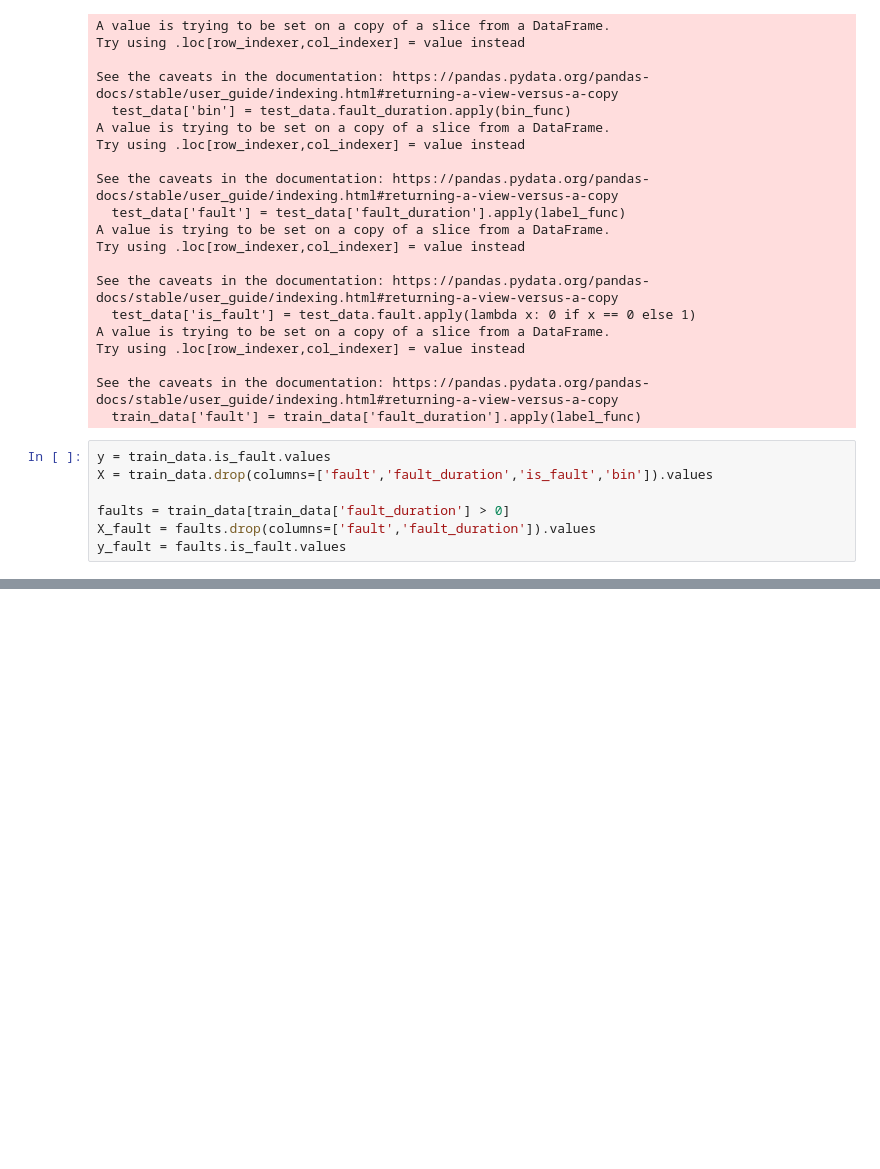
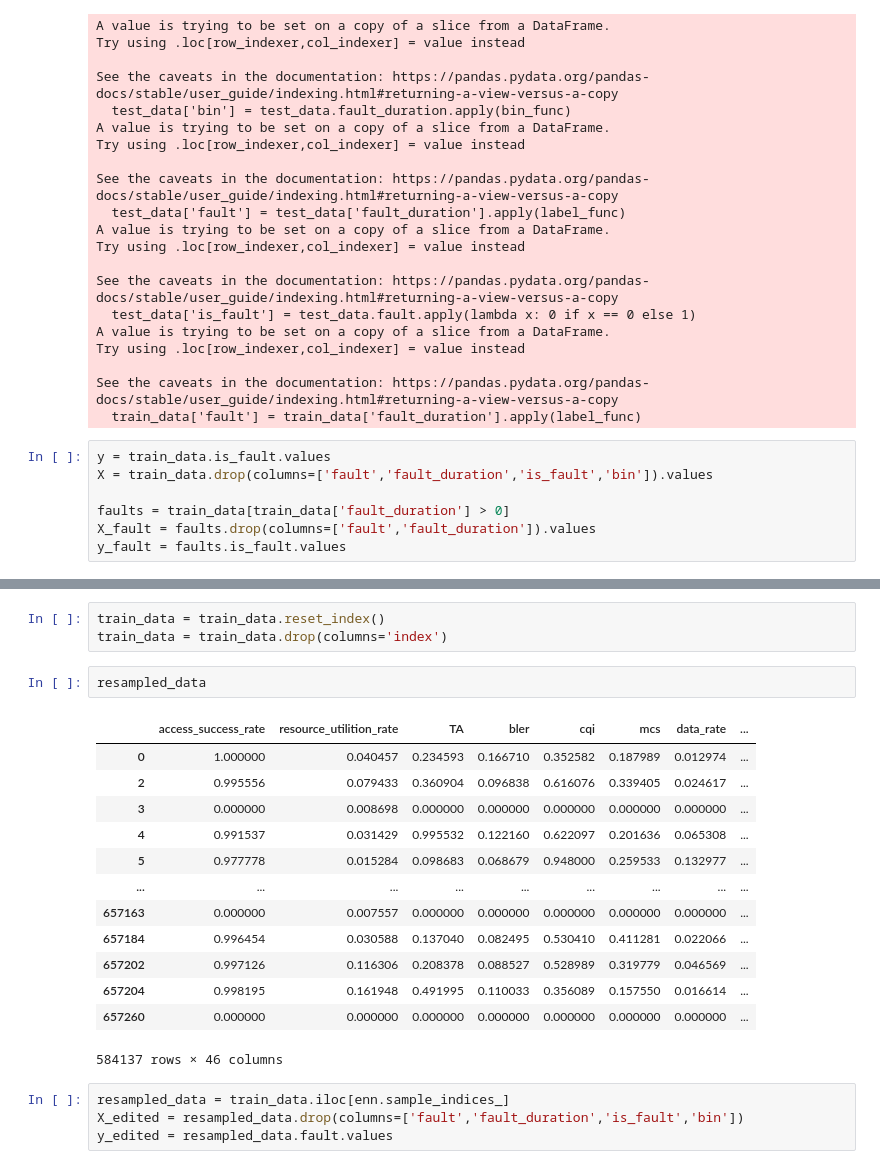
Before and after one commit to otavio-hbf/oversampling-strategies, a Jupyter notebook: oversampling/ENN.ipynb, the cells around one changed output, grey strips where cells are left out. Saved outputs shown, nothing was run; the diff lists cells and outputs as text; blank space fills up the shorter version.

```diff
--- a/oversampling/ENN.ipynb
+++ b/oversampling/ENN.ipynb
@@ -97,0 +119,23 @@ print('Resampled dataset shape %s' % Counter(y_res))
+# %%
+train_data = train_data.reset_index()
+train_data = train_data.drop(columns='index')
+# %%
+resampled_data
+# %% [output]
+|  | access_success_rate | resource_utilition_rate | TA | bler | cqi | mcs | data_rate | ... |
+| 0 | 1.000000 | 0.040457 | 0.234593 | 0.166710 | 0.352582 | 0.187989 | 0.012974 | ... |
+| 2 | 0.995556 | 0.079433 | 0.360904 | 0.096838 | 0.616076 | 0.339405 | 0.024617 | ... |
+| 3 | 0.000000 | 0.008698 | 0.000000 | 0.000000 | 0.000000 | 0.000000 | 0.000000 | ... |
+| 4 | 0.991537 | 0.031429 | 0.995532 | 0.122160 | 0.622097 | 0.201636 | 0.065308 | ... |
+| 5 | 0.977778 | 0.015284 | 0.098683 | 0.068679 | 0.948000 | 0.259533 | 0.132977 | ... |
+| ... | ... | ... | ... | ... | ... | ... | ... | ... |
+| 657163 | 0.000000 | 0.007557 | 0.000000 | 0.000000 | 0.000000 | 0.000000 | 0.000000 | ... |
+| 657184 | 0.996454 | 0.030588 | 0.137040 | 0.082495 | 0.530410 | 0.411281 | 0.022066 | ... |
+| 657202 | 0.997126 | 0.116306 | 0.208378 | 0.088527 | 0.528989 | 0.319779 | 0.046569 | ... |
+| 657204 | 0.998195 | 0.161948 | 0.491995 | 0.110033 | 0.356089 | 0.157550 | 0.016614 | ... |
+| 657260 | 0.000000 | 0.000000 | 0.000000 | 0.000000 | 0.000000 | 0.000000 | 0.000000 | ... |
+584137 rows × 46 columns
+# %%
+resampled_data = train_data.iloc[enn.sample_indices_]
+X_edited = resampled_data.drop(columns=['fault','fault_duration','is_fault','bin'])
+y_edited = resampled_data.fault.values
```
Also changed, not shown: parts of 13 cells of this notebook, 1 other file.
